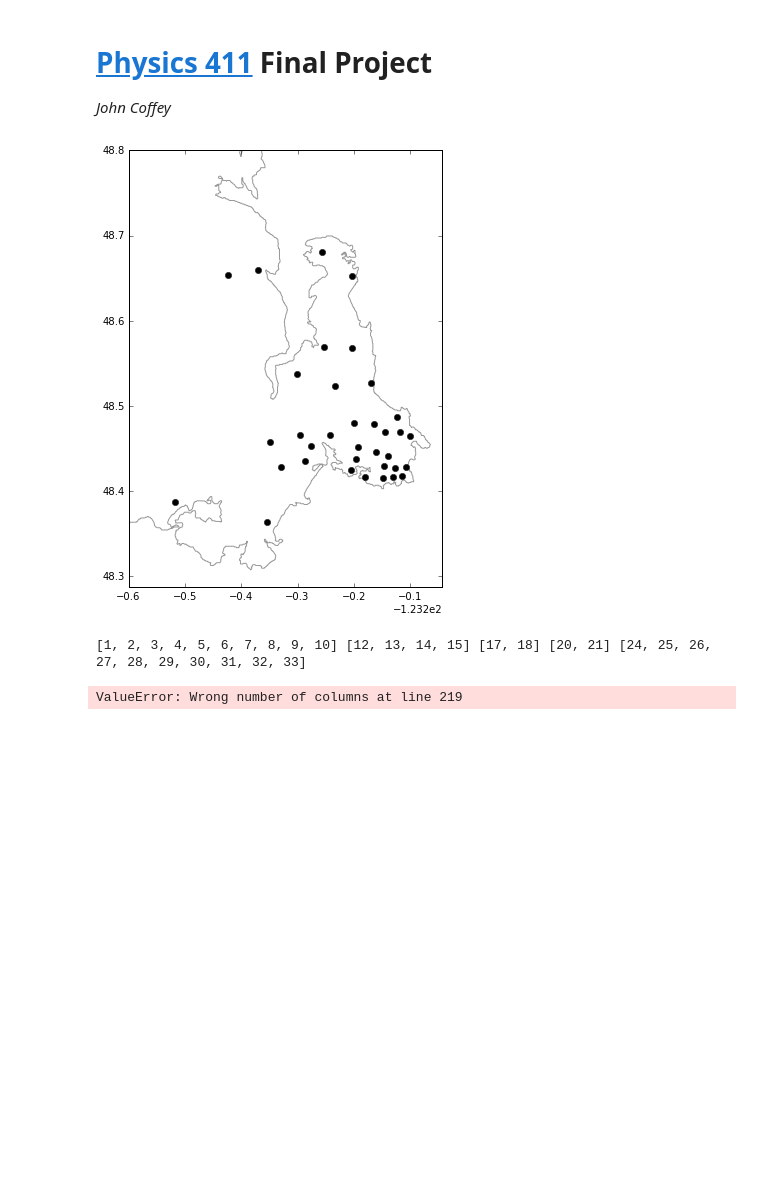
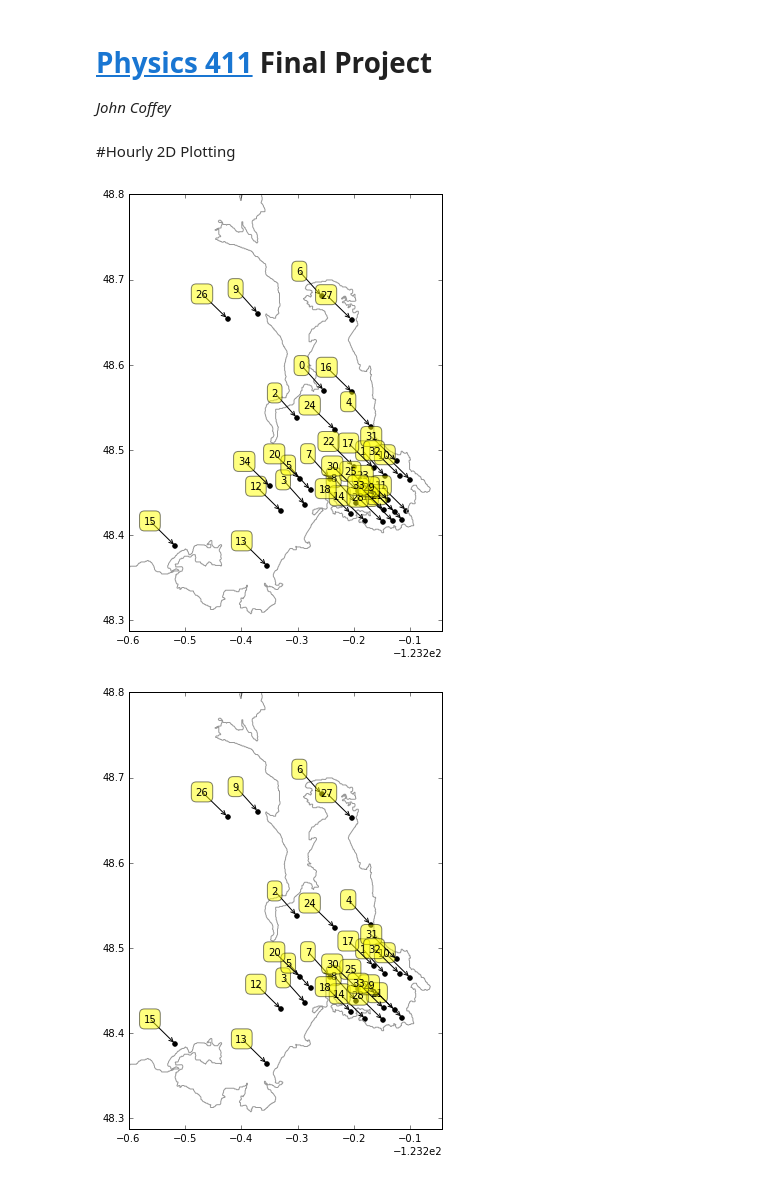
Before and after one commit to ingosh/Phy411Assignments, a Jupyter notebook: Project.ipynb, the cells around one changed output. Cells and saved outputs as stored; diff of their text form; code cells hidden in the pictures; blank space fills up the shorter version.

```diff
--- a/Project.ipynb
+++ b/Project.ipynb
@@ -30,0 +42,44 @@ lat = hourdata[:,1:2][:,0]
+# %% [markdown]
+#Hourly 2D Plotting
+# %%
+def station(cstlng, cstlat, lng, lat, nums = None, good = None):
+    fig, ax = plt.subplots(1,1, figsize=(5,8))
+    ax.plot(cstlng, cstlat, '-', color='0.6')
+
+    if good is not None:
+        ax.scatter(lng[good],lat[good], color='k')
+    else:
+        ax.scatter(lng,lat, color='k')
+
+    ax.set_xlim(np.min(cstlng)+0.2, np.max(cstlng)+0.02)
+    ax.set_ylim(np.min(cstlat)-0.02, 48.8)
+    ax.set_aspect(1/np.cos(48.6*np.pi/180.))
+    plt.tight_layout()
+
+    labels = ['{0}'.format(i) for i in range(len(lng))]
+    if nums is not None:
+        for i in range(len(nums)):
+            del labels[nums[-1-i]]
+
+    if good is not None:
+        lng = lng[good]
+        lat = lat[good]
+
+    for label, x, y in zip(labels, lng, lat):
+        plt.annotate(
+            label,
+            xy = (x, y), xytext = (-20, 20),
+            textcoords = 'offset points', ha = 'right', va = 'bottom',
+            bbox = dict(boxstyle = 'round,pad=0.5', fc = 'yellow', alpha = 0.5),
+            arrowprops = dict(arrowstyle = '->', connectionstyle = 'arc3,rad=0'))
+    #return fig
+
+good = range(1,11)+range(12,16)+range(17,19)+range(20,22)+range(24,34)
+bad = [0,11,16,19,22,23,34]
+station(cstlng, cstlat, lng, lat)
+plt.show()
+station(cstlng, cstlat, lng, lat, bad, good)
+plt.show()
+# %% [output]
+[figure, added]
+[figure, added]
@@ -31,21 +156,16 @@ lat = hourdata[:,1:2][:,0]
 # %%
-fig, ax = plt.subplots(1,1, figsize=(5,8))
-ax.plot(cstlng, cstlat, '-', color='0.6')
-ax.plot(lng,lat, 'ok')
-ax.set_xlim(np.min(cstlng)+0.2, np.max(cstlng)+0.02)
-ax.set_ylim(np.min(cstlat)-0.02, 48.8)
-ax.set_aspect(1/np.cos(48.6*np.pi/180.))
-plt.tight_layout()
+def plot2D(lng, lat, cstlng, cstlat, gridx, gridy, temp, mask=None):
+    fig, axs = plt.subplots(1,1, figsize=(8,5))
+    axs.plot(cstlng, cstlat, '-', color='0.6')
+    if mask is not None:
+        gridx = gridx*mask
+        gridy = gridy*mask
+    pcm = plt.pcolormesh(gridx, gridy, np.ma.masked_invalid(temp), cmap='coolwarm')
+    axs.scatter(lng, lat, marker='+', color='k')
+    axs.set_xlabel(r'Longitude [deg]') ; axs.set_ylabel(r'Latitude [deg]')
+    axs.set_xlim(np.min(cstlng)+0.2, np.max(cstlng)+0.02)
+    axs.set_ylim(np.min(cstlat)-0.02, 48.75)
+    axs.set_aspect(1/np.cos(48.6*np.pi/180.))
+    plt.colorbar(label=r'Temperature [$^\circ$C]')
+    plt.tight_layout()
+    return fig
-# %% [output]
-[figure, removed]
-# %%
-time = np.linspace(0,26280,26280)
-column = 4
-num = 28
-print range(1,11),range(12,16),range(17,19),range(20,22),range(24,34)
-# %% [output]
-[1, 2, 3, 4, 5, 6, 7, 8, 9, 10] [12, 13, 14, 15] [17, 18] [20, 21] [24, 25, 26, 27, 28, 29, 30, 31, 32, 33]
-# %%
-mask = np.loadtxt('/Users/John/Documents/Project/coastline_mask.txt')
-# %% [output]
-ValueError: Wrong number of columns at line 219
```
Also changed, not shown: parts of 14 cells of this notebook, 1 other file.
